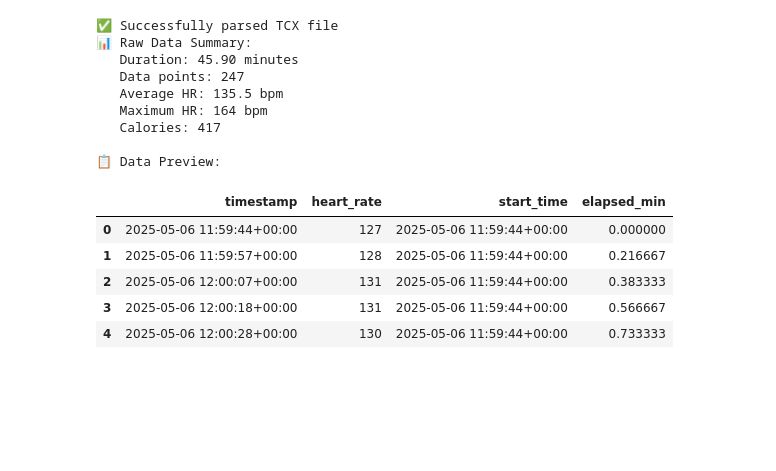
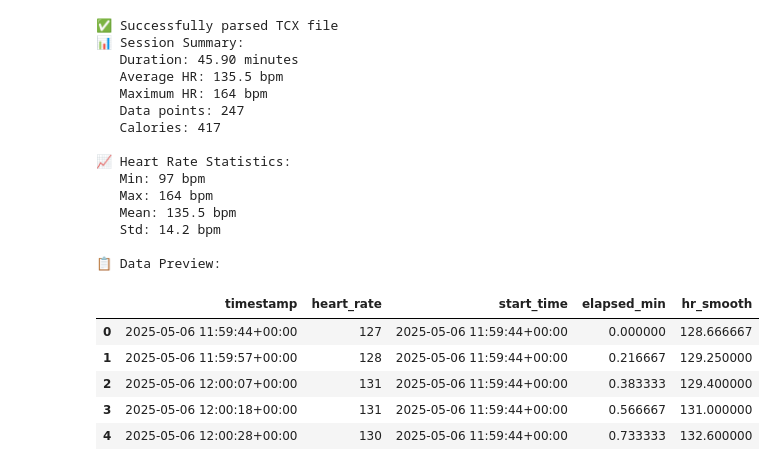
Before and after one commit to anthony-mccrovitz/Sphery-Heart-Rate-Analysis, a Jupyter notebook: notebooks/peak_exploration/user_48_peak_detection.ipynb, the cells around one changed output. Drawn from its saved outputs; the diff is of its cells as text; code cells hidden in the pictures; blank space fills up the shorter version.

Commit message:
Updated Data Processing for Notebooks

```diff
--- a/notebooks/peak_exploration/user_48_peak_detection.ipynb
+++ b/notebooks/peak_exploration/user_48_peak_detection.ipynb
@@ -51,47 +65,62 @@ print("✅ Libraries loaded successfully")
 # %%
-# STEP 2: Load and Parse TCX Data
-# Handle potential parsing errors gracefully
+# STEP 2: Load and Preprocess Data
+# Parse TCX file and prepare heart rate data for analysis
 
 try:
     result = parse_tcx_to_df(TCX_FILE)
     if len(result) == 4:
         df, session_total_sec, session_avg_hr, session_max_hr = result
         calories_burned = None
     else:
         df, session_total_sec, session_avg_hr, session_max_hr, calories_burned = result
 
     session_duration_min = session_total_sec / 60
 
+    # Smooth the heart rate data to reduce noise
+    window_size = 5
+    df['hr_smooth'] = df['heart_rate'].rolling(window=window_size, center=True, min_periods=1).mean()
+
     print(f"✅ Successfully parsed TCX file")
-    print(f"📊 Raw Data Summary:")
+    print(f"📊 Session Summary:")
     print(f"   Duration: {session_duration_min:.2f} minutes")
-    print(f"   Data points: {len(df)}")
     print(f"   Average HR: {session_avg_hr:.1f} bpm")
     print(f"   Maximum HR: {session_max_hr} bpm")
+    print(f"   Data points: {len(df)}")
     if calories_burned:
         print(f"   Calories: {calories_burned}")
+
+    print(f"\n📈 Heart Rate Statistics:")
+    print(f"   Min: {df['heart_rate'].min()} bpm")
+    print(f"   Max: {df['heart_rate'].max()} bpm")
+    print(f"   Mean: {df['heart_rate'].mean():.1f} bpm")
+    print(f"   Std: {df['heart_rate'].std():.1f} bpm")
 
     # Display first few rows
     print(f"\n📋 Data Preview:")
     display(df.head())
 
 except Exception as e:
     print(f"❌ Error parsing TCX file: {e}")
-    print("Please check that the TCX file exists and is valid.")
     raise
 # %% [output]
 ✅ Successfully parsed TCX file
-📊 Raw Data Summary:
+📊 Session Summary:
    Duration: 45.90 minutes
-   Data points: 247
    Average HR: 135.5 bpm
    Maximum HR: 164 bpm
+   Data points: 247
    Calories: 417
 
+📈 Heart Rate Statistics:
+   Min: 97 bpm
+   Max: 164 bpm
+   Mean: 135.5 bpm
+   Std: 14.2 bpm
+
 📋 Data Preview:
-|  | timestamp | heart_rate | start_time | elapsed_min |
-| 0 | 2025-05-06 11:59:44+00:00 | 127 | 2025-05-06 11:59:44+00:00 | 0.000000 |
-| 1 | 2025-05-06 11:59:57+00:00 | 128 | 2025-05-06 11:59:44+00:00 | 0.216667 |
-| 2 | 2025-05-06 12:00:07+00:00 | 131 | 2025-05-06 11:59:44+00:00 | 0.383333 |
-| 3 | 2025-05-06 12:00:18+00:00 | 131 | 2025-05-06 11:59:44+00:00 | 0.566667 |
-| 4 | 2025-05-06 12:00:28+00:00 | 130 | 2025-05-06 11:59:44+00:00 | 0.733333 |
+|  | timestamp | heart_rate | start_time | elapsed_min | hr_smooth |
+| 0 | 2025-05-06 11:59:44+00:00 | 127 | 2025-05-06 11:59:44+00:00 | 0.000000 | 128.666667 |
+| 1 | 2025-05-06 11:59:57+00:00 | 128 | 2025-05-06 11:59:44+00:00 | 0.216667 | 129.250000 |
+| 2 | 2025-05-06 12:00:07+00:00 | 131 | 2025-05-06 11:59:44+00:00 | 0.383333 | 129.400000 |
+| 3 | 2025-05-06 12:00:18+00:00 | 131 | 2025-05-06 11:59:44+00:00 | 0.566667 | 131.000000 |
+| 4 | 2025-05-06 12:00:28+00:00 | 130 | 2025-05-06 11:59:44+00:00 | 0.733333 | 132.600000 |
```
Also changed, not shown: parts of 12 cells of this notebook, 12 other files.
